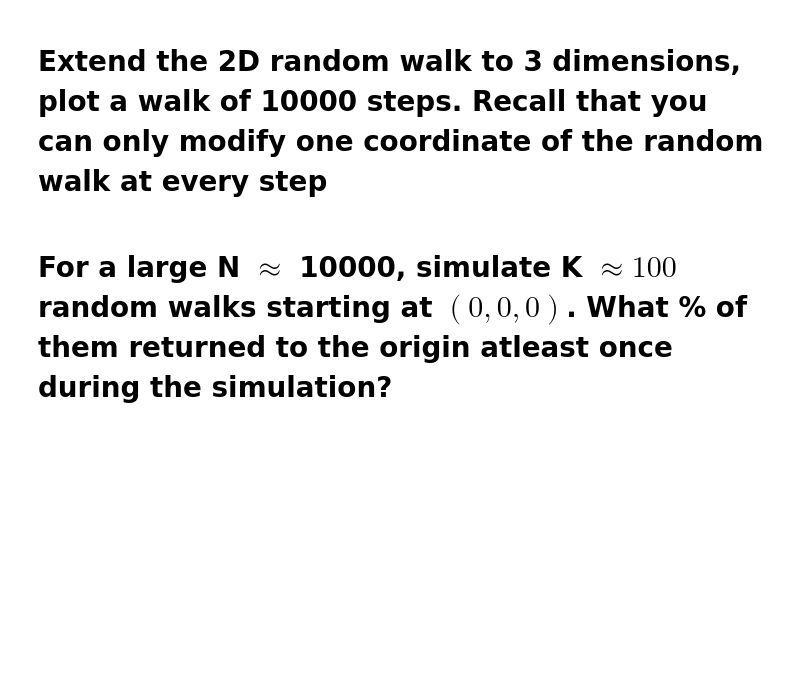
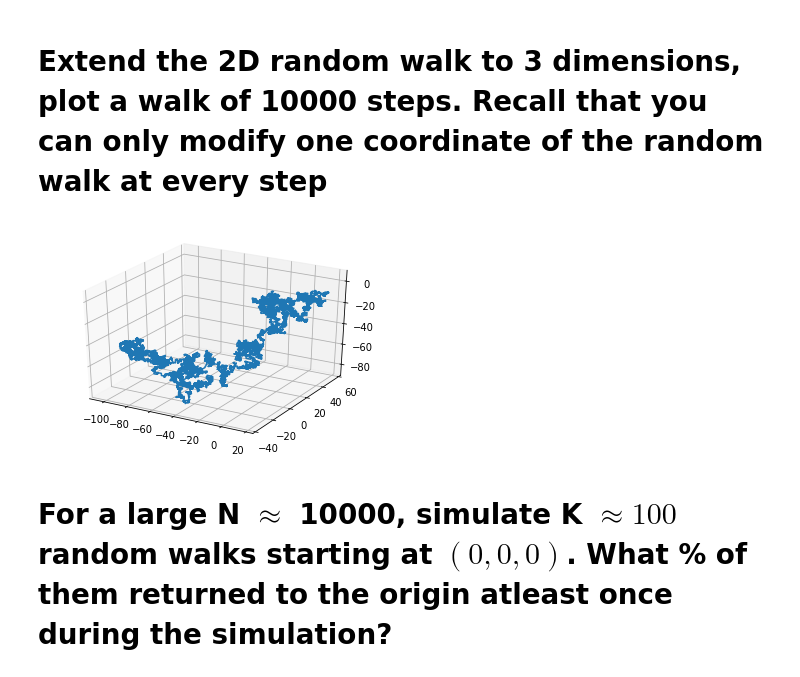
Before and after one commit to jfimbett/DauphineFinancePython, a Jupyter notebook: practical_exercises.ipynb, the cells around one changed output. Drawn from its saved outputs; the diff is of its cells as text; code cells hidden in the pictures; blank space fills up the shorter version.

```diff
--- a/practical_exercises.ipynb
+++ b/practical_exercises.ipynb
@@ -29,7 +48,20 @@ how_many = simulate_random_walks()
 # %% [markdown]
 # Extend the 2D random walk to 3 dimensions, plot a walk of 10000 steps. Recall that you can only modify one coordinate of the random walk at every step
-# %%
-def random_walk_3D(x_0, N):
-  pass
+# %%
+def random_walk_3D(x_0, N = 1000, choices = np.array([[i, j, k] for i in [-1, 0, 1] for j in [-1, 0, 1] for k in [-1, 0, 1] if np.abs(i) + np.abs(j) + np.abs(k) == 1])):
+    story = np.zeros((N+1, 3), dtype = int)
+    story[0] = x_0
+    story[1:] = choices[np.random.randint(0, 6, N)]
+    return story.cumsum(axis = 0)
+
+story = random_walk_3D([0,0,0], N = 10000)
+fig = plt.figure()
+ax = fig.gca(projection='3d')
+x, y, z = zip(*story)
+ax.plot(x, y, z, label='Random walk')
+
+plt.show()
+# %% [output]
+[figure, added]
 # %% [markdown]
 # For a large N $\approx$ 10000, simulate K $\approx 100$ random walks starting at $(0,0,0)$. What % of them returned to the origin atleast once during the simulation?
```
Also changed, not shown: parts of 7 cells of this notebook.
